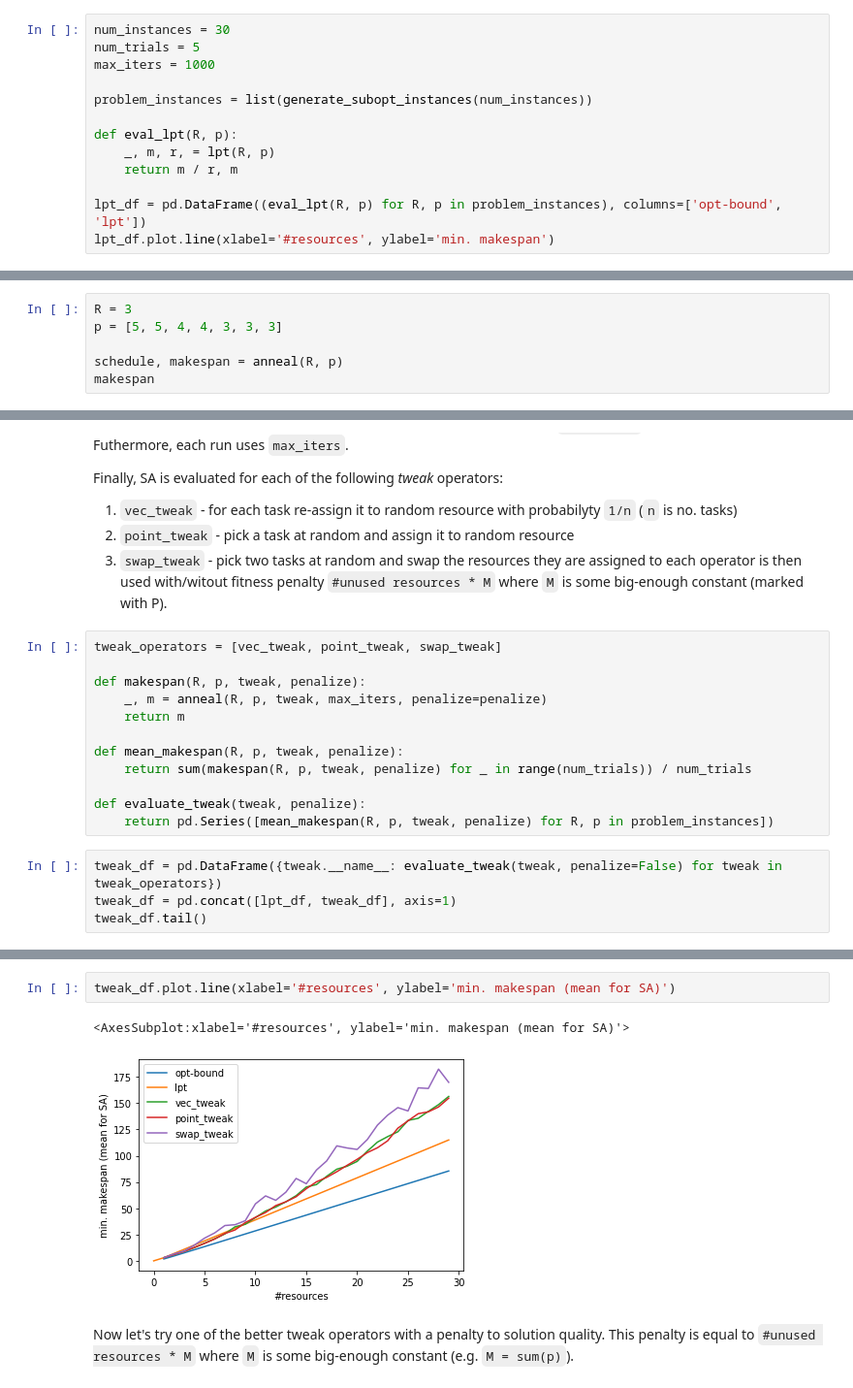
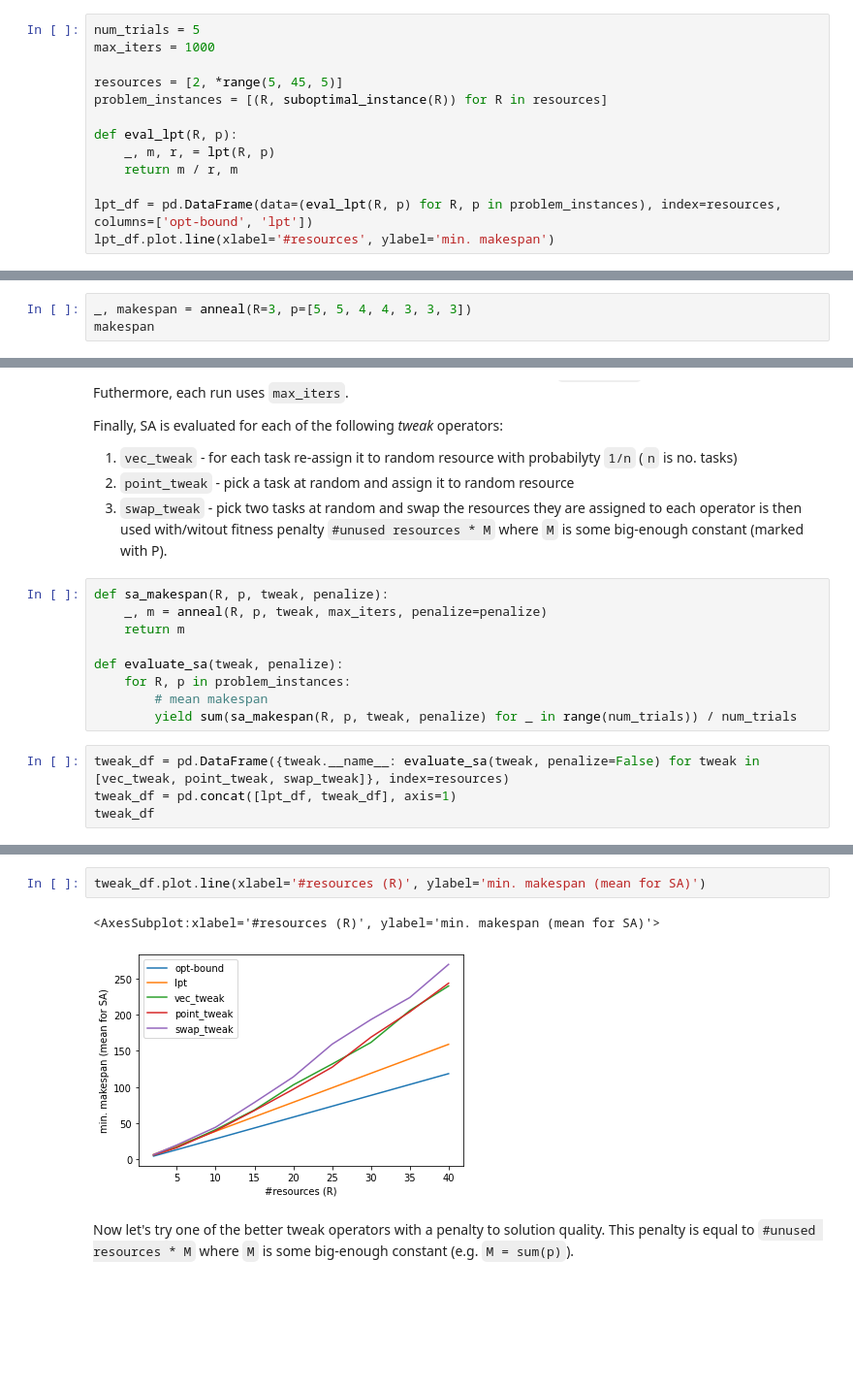
Before and after one commit to matyama/makespan-poc, a Jupyter notebook: notebooks/metaheuristics.ipynb, the cells around one changed output, grey strips where cells are left out. Shown at 97% size. Drawn from its saved outputs; the diff is of its cells as text; blank space fills up the shorter version.

```diff
--- a/notebooks/metaheuristics.ipynb
+++ b/notebooks/metaheuristics.ipynb
@@ -16,17 +16,17 @@ import matplotlib.pyplot as plt
 from alg import *
 from utils import *
 # %%
-num_instances = 30
 num_trials = 5
 max_iters = 1000
 
-problem_instances = list(generate_subopt_instances(num_instances))
+resources = [2, *range(5, 45, 5)]
+problem_instances = [(R, suboptimal_instance(R)) for R in resources]
 
 def eval_lpt(R, p):
     _, m, r, = lpt(R, p)
     return m / r, m
 
-lpt_df = pd.DataFrame((eval_lpt(R, p) for R, p in problem_instances), columns=['opt-bound', 'lpt'])
+lpt_df = pd.DataFrame(data=(eval_lpt(R, p) for R, p in problem_instances), index=resources, columns=['opt-bound', 'lpt'])
 lpt_df.plot.line(xlabel='#resources', ylabel='min. makespan')
 # %% [output]
 <AxesSubplot:xlabel='#resources', ylabel='min. makespan'>
@@ -37,10 +37,7 @@ lpt_df.plot.line(xlabel='#resources', ylabel='min. makespan')
 ### Sanity check
 Note that the optimal value for this instance is 9.
 # %%
-R = 3
-p = [5, 5, 4, 4, 3, 3, 3]
-
-schedule, makespan = anneal(R, p)
+_, makespan = anneal(R=3, p=[5, 5, 4, 4, 3, 3, 3])
 makespan
 # %% [output]
 9.0
@@ -68,20 +53,17 @@ Finally, SA is evaluated for each of the following *tweak* operators:
 1. `swap_tweak` - pick two tasks at random and swap the resources they are assigned to
 each operator is then used with/witout fitness penalty `#unused resources * M` where `M` is some big-enough constant (marked with P).
 # %%
-tweak_operators = [vec_tweak, point_tweak, swap_tweak]
-
-def makespan(R, p, tweak, penalize):
+def sa_makespan(R, p, tweak, penalize):
     _, m = anneal(R, p, tweak, max_iters, penalize=penalize)
     return m
 
-def mean_makespan(R, p, tweak, penalize):
-    return sum(makespan(R, p, tweak, penalize) for _ in range(num_trials)) / num_trials
-
-def evaluate_tweak(tweak, penalize):
-    return pd.Series([mean_makespan(R, p, tweak, penalize) for R, p in problem_instances])
+def evaluate_sa(tweak, penalize):
+    for R, p in problem_instances:
+        # mean makespan
+        yield sum(sa_makespan(R, p, tweak, penalize) for _ in range(num_trials)) / num_trials
 # %%
-tweak_df = pd.DataFrame({tweak.__name__: evaluate_tweak(tweak, penalize=False) for tweak in tweak_operators})
+tweak_df = pd.DataFrame({tweak.__name__: evaluate_sa(tweak, penalize=False) for tweak in [vec_tweak, point_tweak, swap_tweak]}, index=resources)
 tweak_df = pd.concat([lpt_df, tweak_df], axis=1)
-tweak_df.tail()
+tweak_df
 # %% [output]
 |  | opt-bound | lpt | vec_tweak | point_tweak | swap_tweak |
@@ -93,8 +79,8 @@ tweak_df.tail()
 # %%
-tweak_df.plot.line(xlabel='#resources', ylabel='min. makespan (mean for SA)')
+tweak_df.plot.line(xlabel='#resources (R)', ylabel='min. makespan (mean for SA)')
 # %% [output]
-<AxesSubplot:xlabel='#resources', ylabel='min. makespan (mean for SA)'>
+<AxesSubplot:xlabel='#resources (R)', ylabel='min. makespan (mean for SA)'>
-[figure, old version]
+[figure, new version]
 # %% [markdown]
 Now let's try one of the better tweak operators with a penalty to solution quality. This penalty is equal to `#unused resources * M` where `M` is some big-enough constant (e.g. `M = sum(p)`).
 # %%
```
Also changed, not shown: parts of 10 cells of this notebook, 1 other file.
